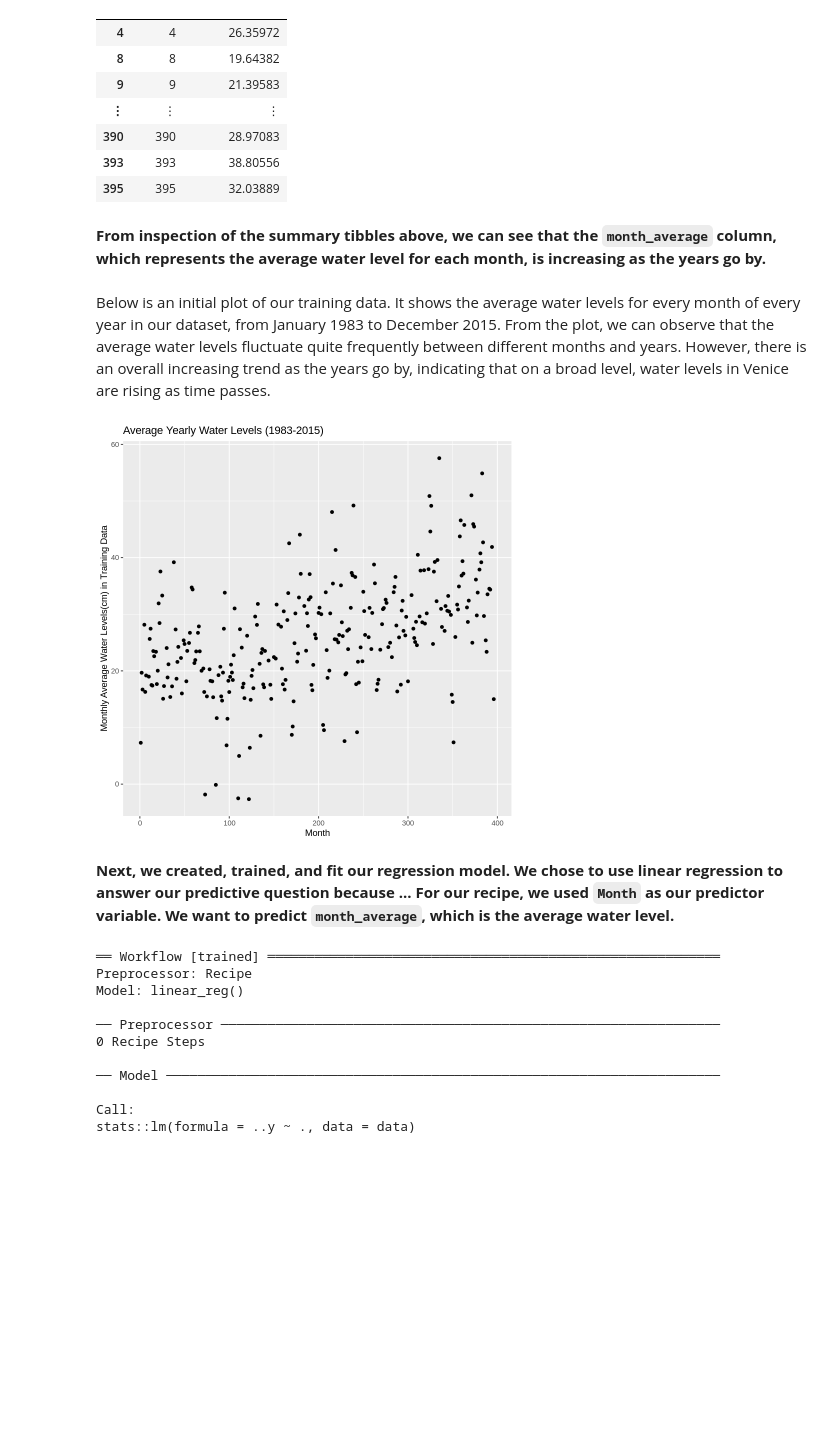
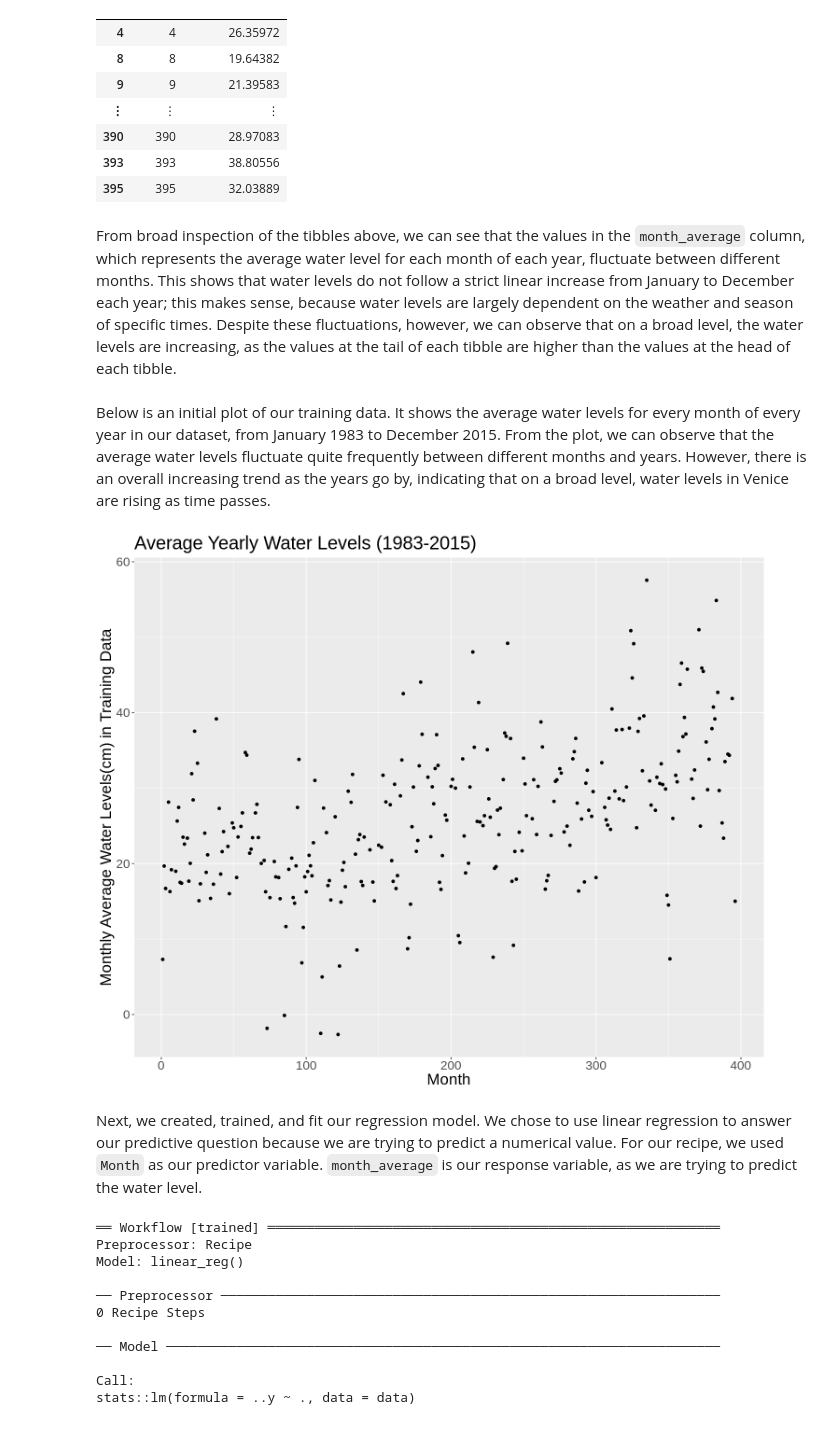
Before and after one commit to Applemyp/dsci100-group36-project, a Jupyter notebook: Group Project Report.ipynb, the cells around one changed output. Drawn from its saved outputs; the diff is of its cells as text; code cells hidden in the pictures; blank space fills up the shorter version.

```diff
--- a/Group Project Report.ipynb
+++ b/Group Project Report.ipynb
@@ -54,9 +54,10 @@ filtered_data <- data |>
 filter(Year != "2016") |> group_by(Year,Month) |> summarise(month_average = mean(level))
 filtered_data
 
-water_ts <- ts(filtered_data, start=c(1983, 1), end = c(2015, 12), frequency=12)
+# used time series function because our data shows water levels over a progression of time
+water_ts <- ts(filtered_data, start = c(1983, 1), end = c(2015, 12), frequency = 12)
 
-time_series_df <- as.data.frame(water_ts)
+water_data <- as.data.frame(water_ts)
 # %% [output]
 Rows: 289272 Columns: 2
 ── Column specification ────────────────────────────────────────────────────────
@@ -86,15 +87,15 @@ For spliting the data we chose a 70/30 split. We want to predict the monthly ave
 set.seed(2000)
 
 # add a sequence as a counter for the month starting from January 1983 and delete the year column
-time_series_df<-mutate(time_series_df, tibble(Month=seq(1,396))) |>
-select(-Year)
-time_series_df
+water_df <- mutate(water_data, tibble(Month = seq(1,396))) |>
+    select(- Year)
 
-# use initial_time_split instead of initial_split since it's time series - not independent of each other
-data_split <- initial_split(time_series_df, prop = 0.7, strata = Month)
+# we split our data into training and testing datasets, in a 70/30 proportion
+data_split <- initial_split(water_df, prop = 0.7, strata = Month)
 training_data <- training(data_split)
 testing_data <- testing(data_split)
 
+water_df
 training_data
 testing_data
 # %% [output]
@@ -129,20 +130,26 @@ A data.frame: 120 × 2
 | 393 | 393 | 38.80556 |
 | 395 | 395 | 32.03889 |
 # %% [markdown]
-**From inspection of the summary tibbles above, we can see that the `month_average` column, which represents the average water level for each month, is increasing as the years go by.**
+From broad inspection of the tibbles above, we can see that the values in the `month_average` column, which represents the average water level for each month of each year, fluctuate between different months. This shows that water levels do not follow a strict linear increase from January to December each year; this makes sense, because water levels are largely dependent on the weather and season of specific times. Despite these fluctuations, however, we can observe that on a broad level, the water levels are increasing, as the values at the tail of each tibble are higher than the values at the head of each tibble.
 # %% [markdown]
 Below is an initial plot of our training data. It shows the average water levels for every month of every year in our dataset, from January 1983 to December 2015. From the plot, we can observe that the average water levels fluctuate quite frequently between different months and years. However, there is an overall increasing trend as the years go by, indicating that on a broad level, water levels in Venice are rising as time passes.
 # %%
 # visualize the training data of the monthly average water levels
-graph_data <- training_data|>
-ggplot(aes(x = Month, y = month_average)) + geom_point()+
-labs( x = "Month", y = "Monthly Average Water Levels(cm) in Training Data", title = "Average Yearly Water Levels (1983-2015)")
+options(repr.plot.width = 12, repr.plot.height = 10)
+
+graph_data <- training_data |>
+    ggplot(aes(x = Month, y = month_average)) +
+    geom_point() +
+    labs(x = "Month",
+         y = "Monthly Average Water Levels(cm) in Training Data",
+         title = "Average Yearly Water Levels (1983-2015)") +
+    theme(text = element_text(size = 20))
 
 graph_data
 # %% [output]
-[figure, old version]
+[figure, new version]
 # %% [markdown]
-**Next, we created, trained, and fit our regression model. We chose to use linear regression to answer our predictive question because ... For our recipe, we used `Month` as our predictor variable. We want to predict `month_average`, which is the average water level.**
+Next, we created, trained, and fit our regression model. We chose to use linear regression to answer our predictive question because we are trying to predict a numerical value. For our recipe, we used `Month` as our predictor variable. `month_average` is our response variable, as we are trying to predict the water level.
 # %%
 set.seed(2020)
 
```
Also changed, not shown: parts of 7 cells of this notebook.
